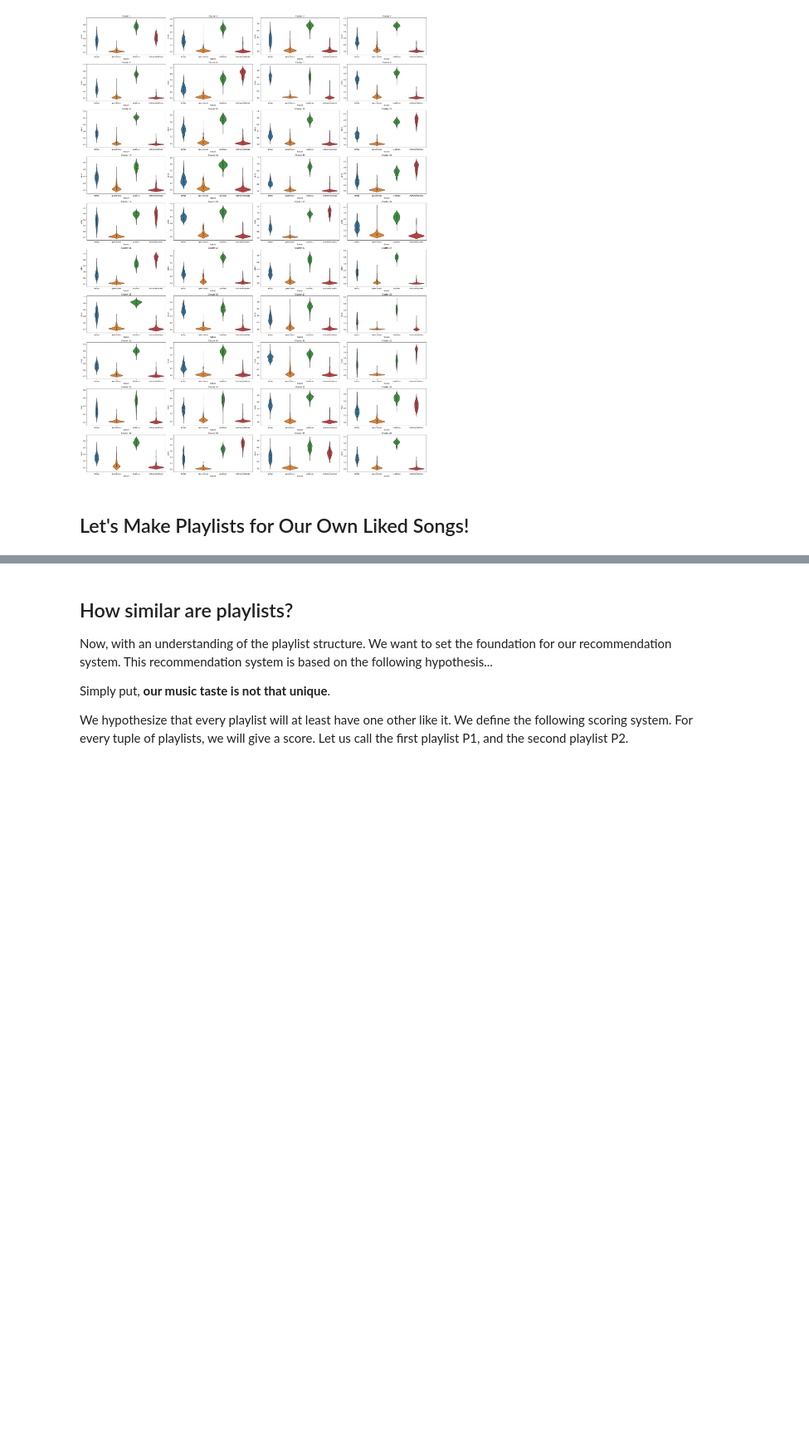
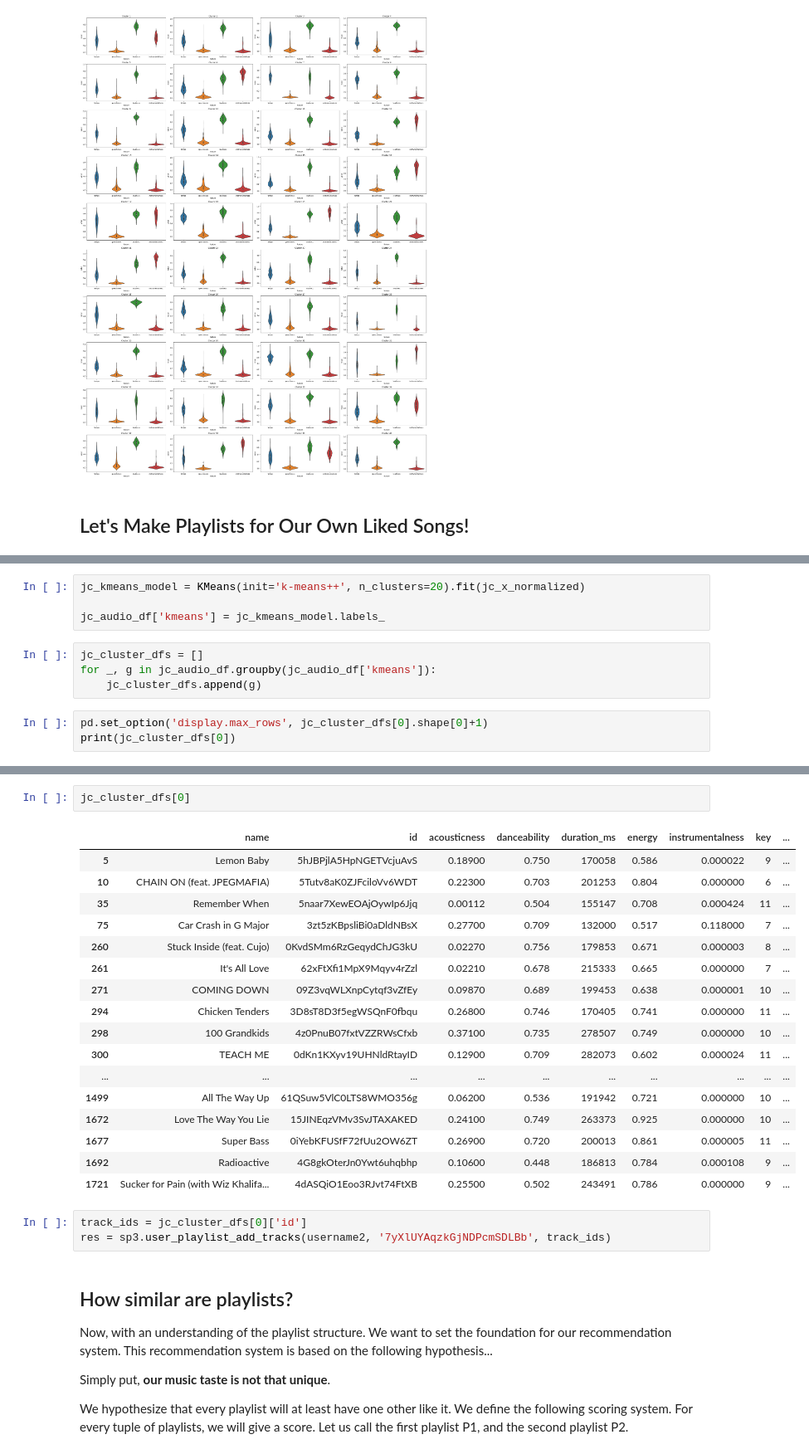
Before and after one commit to jgchen716/spotify-ml, a Jupyter notebook: Spotify_Project.ipynb, the cells around one changed output, grey strips where cells are left out. Shown at 83% size. Drawn from its saved outputs; the diff is of its cells as text; blank space fills up the shorter version.

```diff
--- a/Spotify_Project.ipynb
+++ b/Spotify_Project.ipynb
@@ -904,0 +1015,11 @@ vp_fig.show()
+# %%
+jc_kmeans_model = KMeans(init='k-means++', n_clusters=20).fit(jc_x_normalized)
+
+jc_audio_df['kmeans'] = jc_kmeans_model.labels_
+# %%
+jc_cluster_dfs = []
+for _, g in jc_audio_df.groupby(jc_audio_df['kmeans']):
+    jc_cluster_dfs.append(g)
+# %%
+pd.set_option('display.max_rows', jc_cluster_dfs[0].shape[0]+1)
+print(jc_cluster_dfs[0])
@@ -905,3 +1066,26 @@ vp_fig.show()
+# %%
+jc_cluster_dfs[0]
+# %% [output]
+|  | name | id | acousticness | danceability | duration_ms | energy | instrumentalness | key | ... |
+| 5 | Lemon Baby | 5hJBPjlA5HpNGETVcjuAvS | 0.18900 | 0.750 | 170058 | 0.586 | 0.000022 | 9 | ... |
+| 10 | CHAIN ON (feat. JPEGMAFIA) | 5Tutv8aK0ZJFciloVv6WDT | 0.22300 | 0.703 | 201253 | 0.804 | 0.000000 | 6 | ... |
+| 35 | Remember When | 5naar7XewEOAjOywIp6Jjq | 0.00112 | 0.504 | 155147 | 0.708 | 0.000424 | 11 | ... |
+| 75 | Car Crash in G Major | 3zt5zKBpsliBi0aDldNBsX | 0.27700 | 0.709 | 132000 | 0.517 | 0.118000 | 7 | ... |
+| 260 | Stuck Inside (feat. Cujo) | 0KvdSMm6RzGeqydChJG3kU | 0.02270 | 0.756 | 179853 | 0.671 | 0.000003 | 8 | ... |
+| 261 | It's All Love | 62xFtXfi1MpX9Mqyv4rZzl | 0.02210 | 0.678 | 215333 | 0.665 | 0.000000 | 7 | ... |
+| 271 | COMING DOWN | 09Z3vqWLXnpCytqf3vZfEy | 0.09870 | 0.689 | 199453 | 0.638 | 0.000001 | 10 | ... |
+| 294 | Chicken Tenders | 3D8sT8D3f5egWSQnF0fbqu | 0.26800 | 0.746 | 170405 | 0.741 | 0.000000 | 11 | ... |
+| 298 | 100 Grandkids | 4z0PnuB07fxtVZZRWsCfxb | 0.37100 | 0.735 | 278507 | 0.749 | 0.000000 | 10 | ... |
+| 300 | TEACH ME | 0dKn1KXyv19UHNldRtayID | 0.12900 | 0.709 | 282073 | 0.602 | 0.000024 | 11 | ... |
+| ... | ... | ... | ... | ... | ... | ... | ... | ... | ... |
+| 1499 | All The Way Up | 61QSuw5VlC0LTS8WMO356g | 0.06200 | 0.536 | 191942 | 0.721 | 0.000000 | 10 | ... |
+| 1672 | Love The Way You Lie | 15JINEqzVMv3SvJTAXAKED | 0.24100 | 0.749 | 263373 | 0.925 | 0.000000 | 10 | ... |
+| 1677 | Super Bass | 0iYebKFUSfF72fUu2OW6ZT | 0.26900 | 0.720 | 200013 | 0.861 | 0.000005 | 11 | ... |
+| 1692 | Radioactive | 4G8gkOterJn0Ywt6uhqbhp | 0.10600 | 0.448 | 186813 | 0.784 | 0.000108 | 9 | ... |
+| 1721 | Sucker for Pain (with Wiz Khalifa... | 4dASQiO1Eoo3RJvt74FtXB | 0.25500 | 0.502 | 243491 | 0.786 | 0.000000 | 9 | ... |
+# %%
+track_ids = jc_cluster_dfs[0]['id']
+res = sp3.user_playlist_add_tracks(username2, '7yXlUYAqzkGjNDPcmSDLBb', track_ids)
 # %% [markdown]
 ## How similar are playlists?
 Now, with an understanding of the playlist structure. We want to set the foundation for our recommendation system. This recommendation system is based on the following hypothesis...
```
Also changed, not shown: parts of 16 cells of this notebook.
